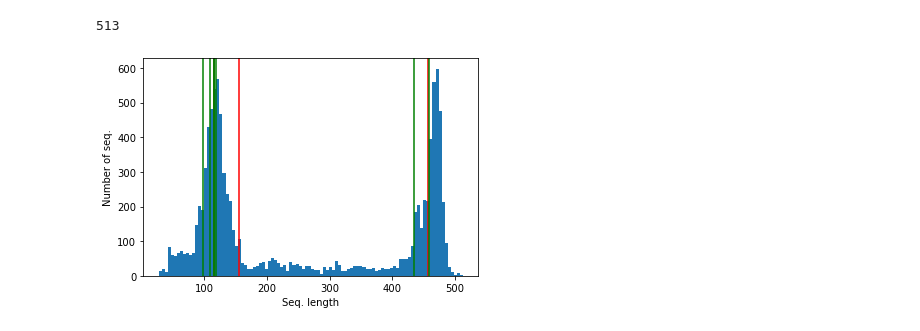
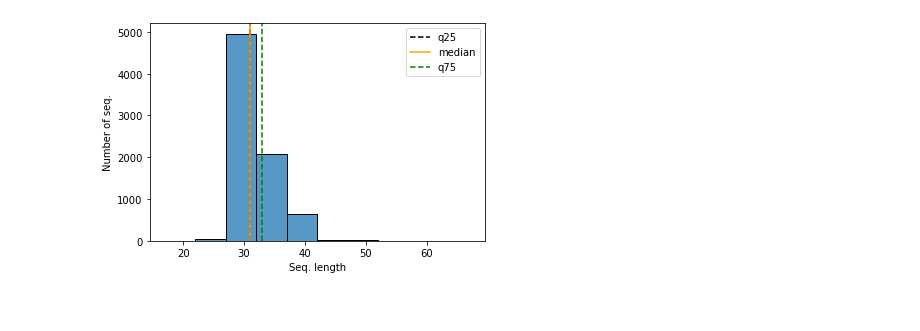
Before and after one commit to felbecker/MSA-HMM-Analysis, a Jupyter notebook: FastaChecker.ipynb, the cells around one changed output. Saved outputs shown, nothing was run; the diff lists cells and outputs as text; code cells hidden in the pictures.

```diff
--- a/FastaChecker.ipynb
+++ b/FastaChecker.ipynb
@@ -22,8 +23,22 @@ def check_fam(family,
     plt.axvline(x = q75, color = 'r', label = "q75")
     for sid, length in zip(ref_fasta_file.seq_ids, ref_fasta_file.seq_lens):
         plt.axvline(x = length, color = 'g', label = sid)
+# %%
+def plot_sequence_length_distribution(fasta_filename,
+                                     bins=100,
+                                     q=0.75):
+    fasta_file = msa_hmm.fasta.Fasta(fasta_filename)
+    x = fasta_file.seq_lens
+    sns.histplot(x, bins=bins)
+    #plt.hist(x, density=False, bins=bins);
+    plt.xlabel("Seq. length")
+    plt.ylabel("Number of seq.")
+    median, q25, q75= np.percentile(x, 50), np.percentile(x, 25), np.percentile(x, 75)
+    plt.axvline(x = q25, c='k', ls='--', label = "q25")
+    plt.axvline(x = median, c='orange', ls='-', label = "median")
+    plt.axvline(x = q75, c='g', ls='--', label = "q75")
+    plt.legend(loc='upper right')
 # %%
-check_fam("PF00232.frag", "balifrag")
+plot_sequence_length_distribution("data/homfam/train/egf.fasta", bins=10)
 # %% [output]
-513
-[figure, old version]
+[figure, new version]
```
Also changed, not shown: parts of 1 cell of this notebook, 11 other files.
